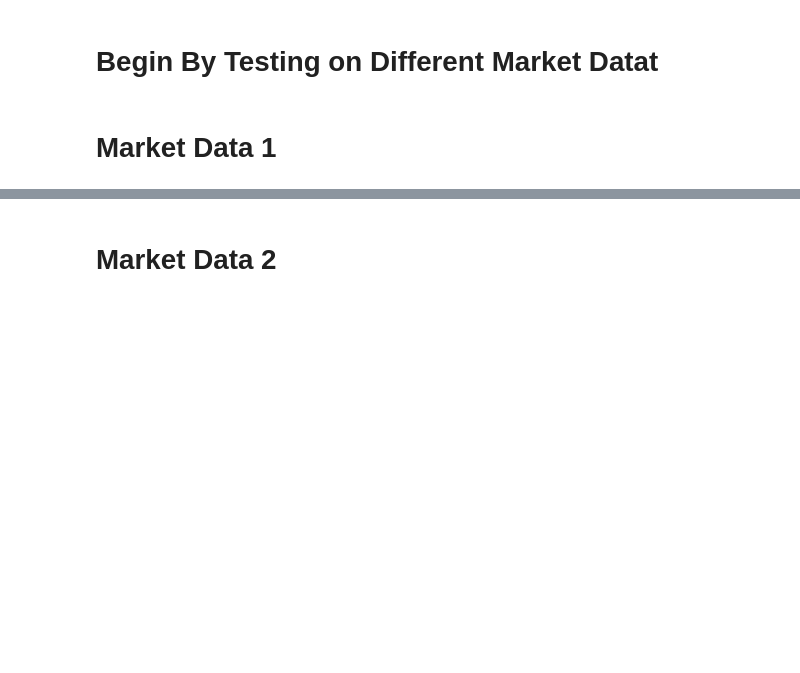
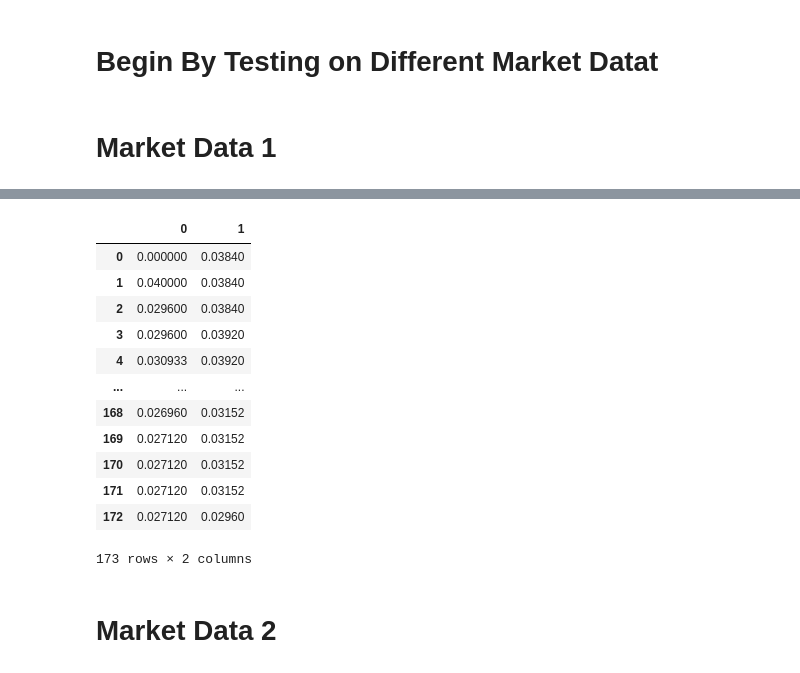
Before and after one commit to mglush/ready-trader-go-2023, a Jupyter notebook: py/analysis/model_analysis.ipynb, the cells around one changed output, grey strips where cells are left out. Cells and saved outputs as stored; diff of their text form; code cells hidden in the pictures; blank space fills up the shorter version.

```diff
--- a/py/analysis/model_analysis.ipynb
+++ b/py/analysis/model_analysis.ipynb
@@ -38,3 +38,20 @@ SHARPE RATIO IS 1.2373617457849444
+# %%
+df = pd.read_csv('./../data/fill_ratios.csv', sep=', ', header = None, names = None)
+df
+# %% [output]
+|  | 0 | 1 |
+| 0 | 0.000000 | 0.03840 |
+| 1 | 0.040000 | 0.03840 |
+| 2 | 0.029600 | 0.03840 |
+| 3 | 0.029600 | 0.03920 |
+| 4 | 0.030933 | 0.03920 |
+| ... | ... | ... |
+| 168 | 0.026960 | 0.03152 |
+| 169 | 0.027120 | 0.03152 |
+| 170 | 0.027120 | 0.03152 |
+| 171 | 0.027120 | 0.03152 |
+| 172 | 0.027120 | 0.02960 |
+173 rows × 2 columns
 # %% [markdown]
 # Market Data 2
 # %%
```
Also changed, not shown: parts of 3 cells of this notebook, 3 other files.
